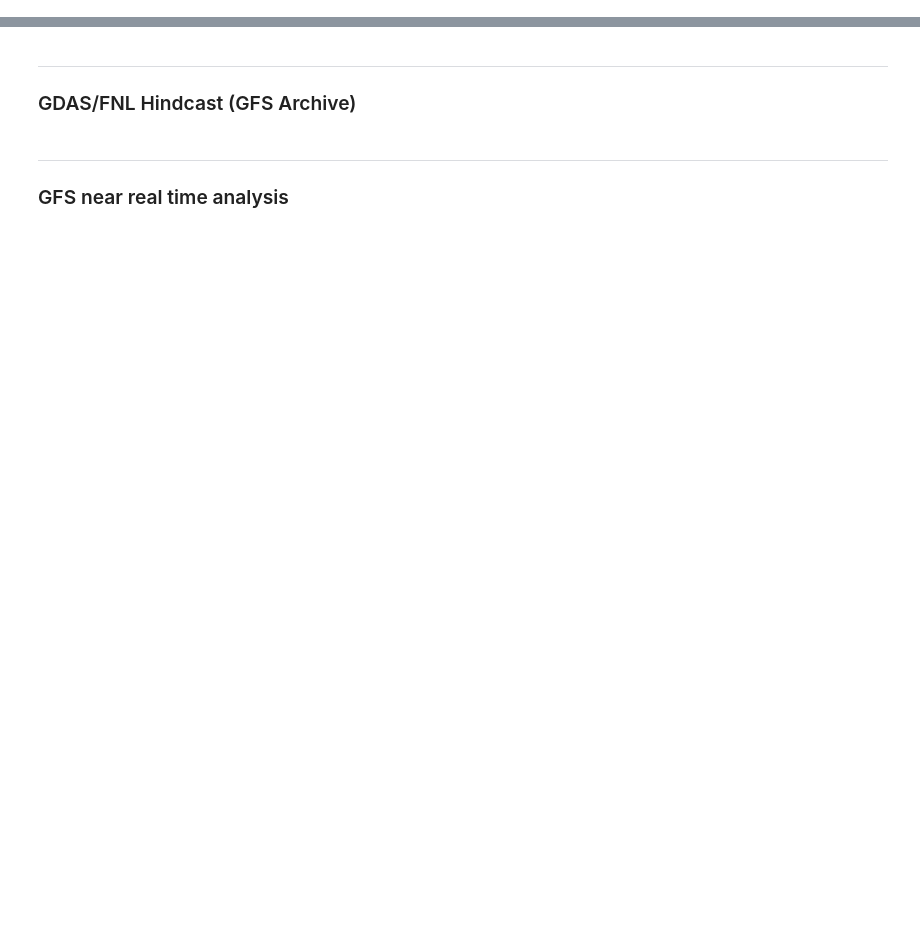
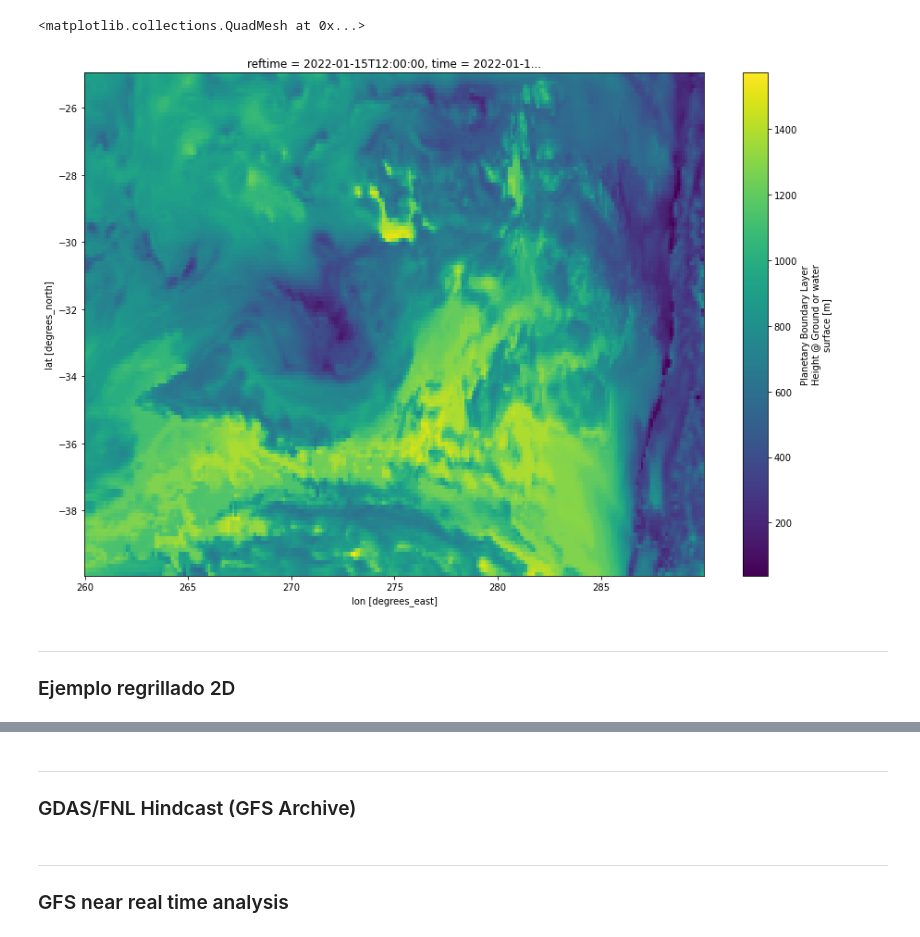
Before and after one commit to lucasglasner/DOWNLOADSCRIPTS, a Jupyter notebook: GFS/exploregfs.ipynb, the cells around one changed output, grey strips where cells are left out. Drawn from its saved outputs; the diff is of its cells as text; code cells hidden in the pictures; blank space fills up the shorter version.

```diff
--- a/GFS/exploregfs.ipynb
+++ b/GFS/exploregfs.ipynb
@@ -6,0 +9,5 @@ import os
+# %%
+url1     = 'https://rda.ucar.edu/thredds/dodsC/files/g/ds084.4/2022/202201/gdas1.sflux.2022011512.f00.grib2'   # URL de GFS-FNL para 2022-01-15 12UTC
+fnl1     = xr.open_dataset(url1)                                                                               # Leer opendap
+fnl1     = fnl1.sortby('lat').sortby('lon')                                                                    # Ordenar crecientemente segun latitud y longitud
+fnl1
@@ -6,0 +32,13 @@ import os
+# %%
+fnl1 = fnl1[['Downward_Long-Wave_Radp_Flux_surface','Planetary_Boundary_Layer_Height_surface']] # Seleccionar variables
+fnl1 = fnl1.sel(lat=slice(-40,-25), lon=slice(260,290))                                            # Recortar dominio
+# %%
+# plot quick
+fnl1['Planetary_Boundary_Layer_Height_surface'].squeeze().plot(figsize=(15,10), facecolor='w')
+# %% [output]
+<matplotlib.collections.QuadMesh at 0x...>
+[figure, added]
+# %% [markdown]
+---
+
+### Ejemplo regrillado 2D
```
Also changed, not shown: parts of 6 cells of this notebook, 8 other files.
